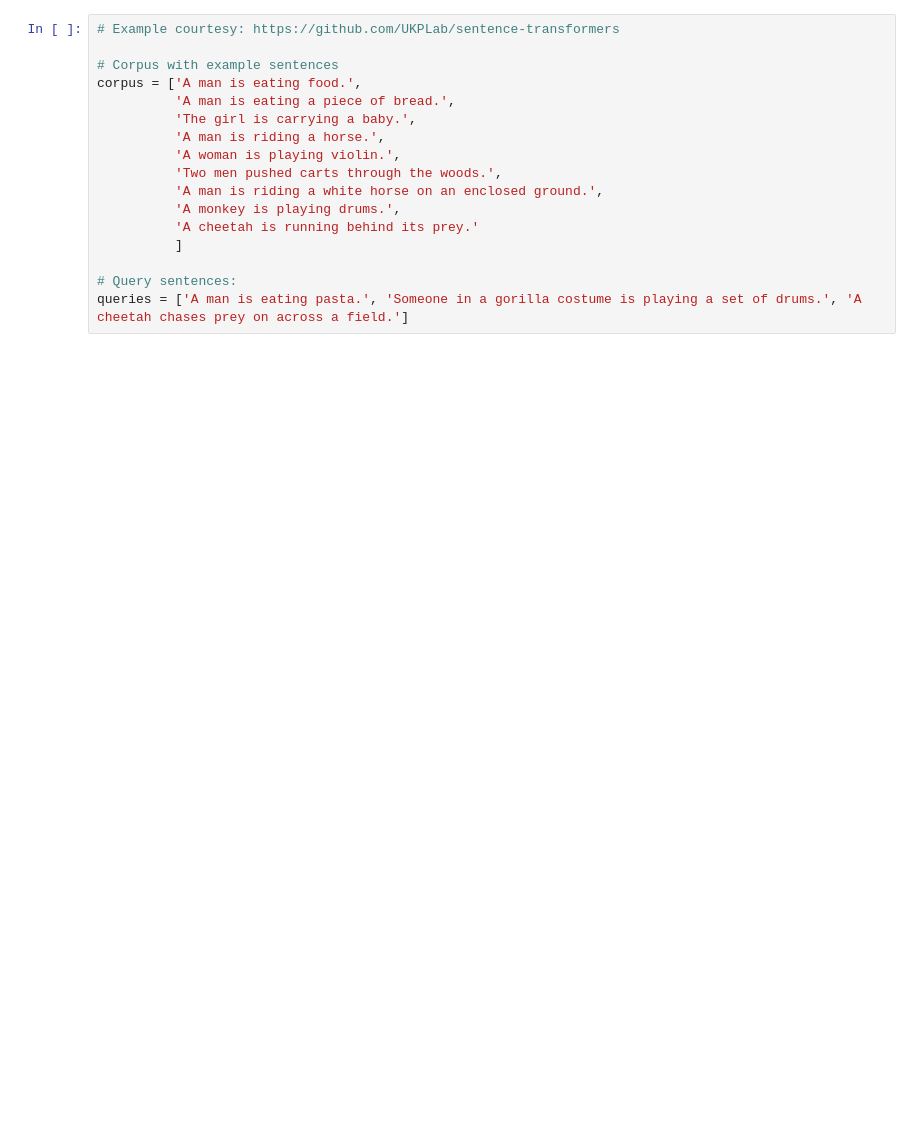
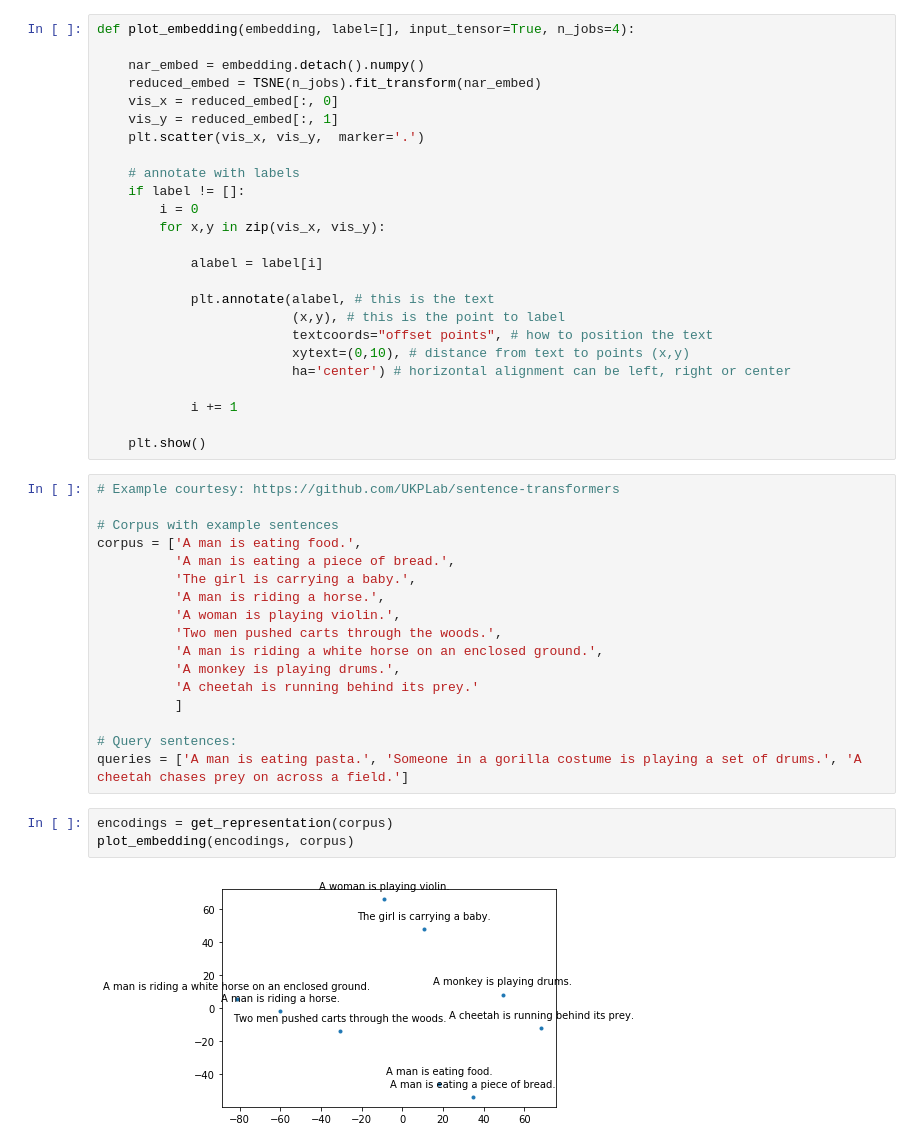
Before and after one commit to MonirZaman/blog, a Jupyter notebook: _notebooks/news-representation.ipynb, the cells around one changed output. Saved outputs shown, nothing was run; the diff lists cells and outputs as text; blank space fills up the shorter version.

Commit message:
Add news embedding

```diff
--- a/_notebooks/news-representation.ipynb
+++ b/_notebooks/news-representation.ipynb
@@ -76,3 +64,28 @@ def get_representation(texts: List[str]):
+# %%
+def plot_embedding(embedding, label=[], input_tensor=True, n_jobs=4):
+
+    nar_embed = embedding.detach().numpy()
+    reduced_embed = TSNE(n_jobs).fit_transform(nar_embed)
+    vis_x = reduced_embed[:, 0]
+    vis_y = reduced_embed[:, 1]
+    plt.scatter(vis_x, vis_y,  marker='.')
+
+    # annotate with labels
+    if label != []:
+        i = 0
+        for x,y in zip(vis_x, vis_y):
+
+            alabel = label[i]
+
+            plt.annotate(alabel, # this is the text
+                         (x,y), # this is the point to label
+                         textcoords="offset points", # how to position the text
+                         xytext=(0,10), # distance from text to points (x,y)
+                         ha='center') # horizontal alignment can be left, right or center
+
+            i += 1
+
+    plt.show()
 # %%
 # Example courtesy: https://github.com/UKPLab/sentence-transformers
 
@@ -90,5 +103,10 @@ corpus = ['A man is eating food.',
 
 # Query sentences:
 queries = ['A man is eating pasta.', 'Someone in a gorilla costume is playing a set of drums.', 'A cheetah chases prey on across a field.']
+# %%
+encodings = get_representation(corpus)
+plot_embedding(encodings, corpus)
+# %% [output]
+[figure, added]
 # %%
 # Finding similarity of corpus[0] with corpus[1:]
```
Also changed, not shown: parts of 19 cells of this notebook, 1 other file.
